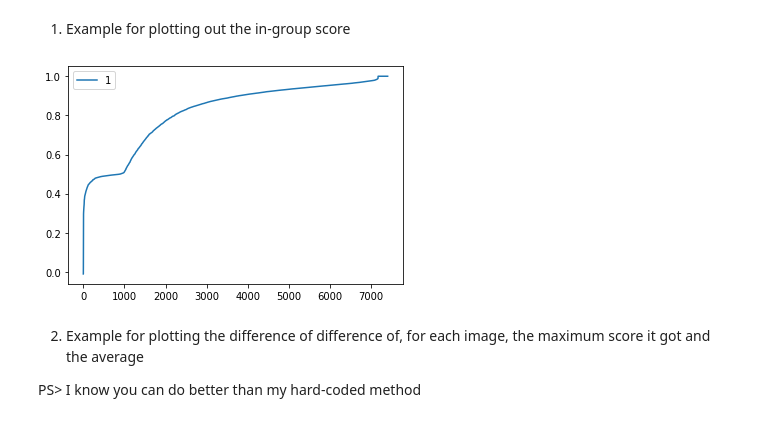
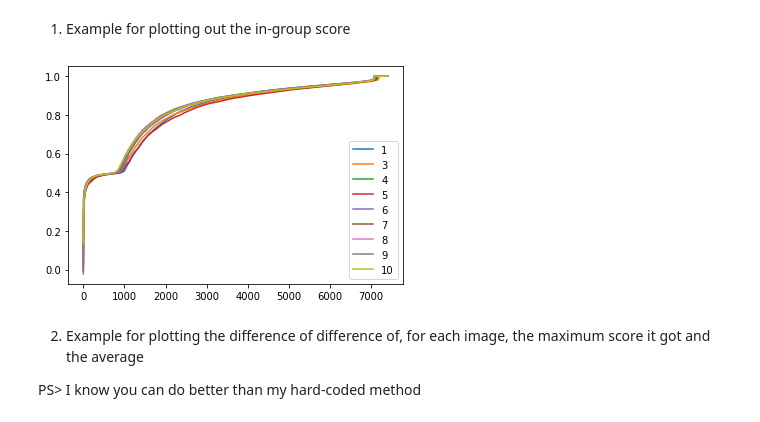
Before and after one commit to smith-scram-lab/Iterative-Unet, a Jupyter notebook: ResultReading.ipynb, the cells around one changed output. Cells and saved outputs as stored; diff of their text form; code cells hidden in the pictures.

Commit message:
test on test images

```diff
--- a/ResultReading.ipynb
+++ b/ResultReading.ipynb
@@ -138,22 +138,22 @@ Given that there are 6 scores, 1 in-group and 5 out-of-group, stored in the matr
 # %% [markdown]
 1. Example for plotting out the in-group score
 # %%
-for i in range(1):
+for i in [0,2,3,4,5,6,7,8,9]:
     x_range = 7404
     scoreMatrix_file = 'scorematrix/scorematrix_round_' + str(i) + '.npy'
     scoreMatrix = np.load(os.path.join(resultsdir, scoreMatrix_file))
     picked_score = np.zeros(scoreMatrix[:,0].shape)
     i = 0
     for each_row in scoreMatrix:
         first = sum(each_row[:5])
         last = sum(each_row[5:])
         picked_score[i] = min(first,last)
         i += 1
     #print(picked_score)
     plt.plot(np.sort(picked_score))
-    plt.legend([1,2,3,4,5,6,7,8,9,10])
+    plt.legend([1,3,4,5,6,7,8,9,10])
 # %% [output]
-[figure, old version]
+[figure, new version]
 # %% [markdown]
 2. Example for plotting the difference of difference of, for each image, the maximum score it got and the average
 
```
Also changed, not shown: parts of 4 cells of this notebook, 4 other files.
